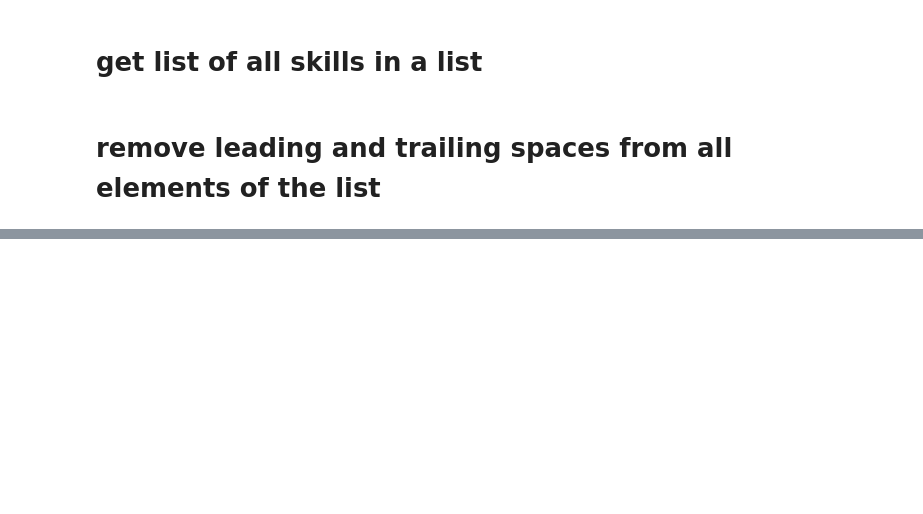
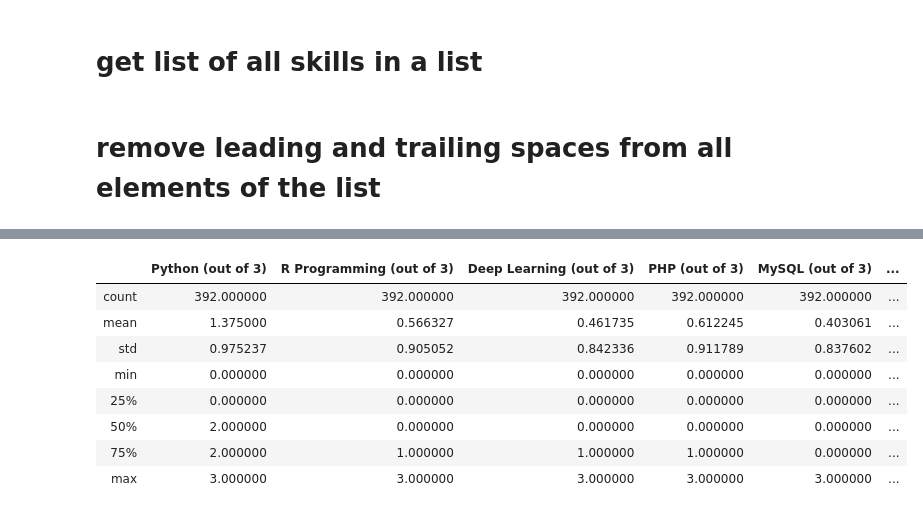
Before and after one commit to kjothisadhanand/foster-app, a Jupyter notebook: sample-data/Sadhanand/machine_learning_model_candidate_selection.ipynb, the cells around one changed output, grey strips where cells are left out. Saved outputs shown, nothing was run; the diff lists cells and outputs as text; code cells hidden in the pictures; blank space fills up the shorter version.

```diff
--- a/sample-data/Sadhanand/machine_learning_model_candidate_selection.ipynb
+++ b/sample-data/Sadhanand/machine_learning_model_candidate_selection.ipynb
@@ -778,0 +870,4 @@ count_skills_possesed=
+# %%
+filt=(dataset['Current City']=='Bangalore')|(dataset['Current City']=='Chennai')
+# %%
+dataset.loc[filt,['City_binned']]='Advantage'
@@ -778,0 +884,18 @@ count_skills_possesed=
+# %%
+filt=(dataset['City_binned']=='Advantage')
+dataset.loc[filt,['City_binned']]=2
+# %%
+filt=(dataset['City_binned']=='Other')
+dataset.loc[filt,['City_binned']]=1
+# %%
+dataset.describe()
+# %% [output]
+|  | Python (out of 3) | R Programming (out of 3) | Deep Learning (out of 3) | PHP (out of 3) | MySQL (out of 3) | ... |
+| count | 392.000000 | 392.000000 | 392.000000 | 392.000000 | 392.000000 | ... |
+| mean | 1.375000 | 0.566327 | 0.461735 | 0.612245 | 0.403061 | ... |
+| std | 0.975237 | 0.905052 | 0.842336 | 0.911789 | 0.837602 | ... |
+| min | 0.000000 | 0.000000 | 0.000000 | 0.000000 | 0.000000 | ... |
+| 25% | 0.000000 | 0.000000 | 0.000000 | 0.000000 | 0.000000 | ... |
+| 50% | 2.000000 | 0.000000 | 0.000000 | 0.000000 | 0.000000 | ... |
+| 75% | 2.000000 | 1.000000 | 1.000000 | 1.000000 | 0.000000 | ... |
+| max | 3.000000 | 3.000000 | 3.000000 | 3.000000 | 3.000000 | ... |
```
Also changed, not shown: parts of 54 cells of this notebook.
